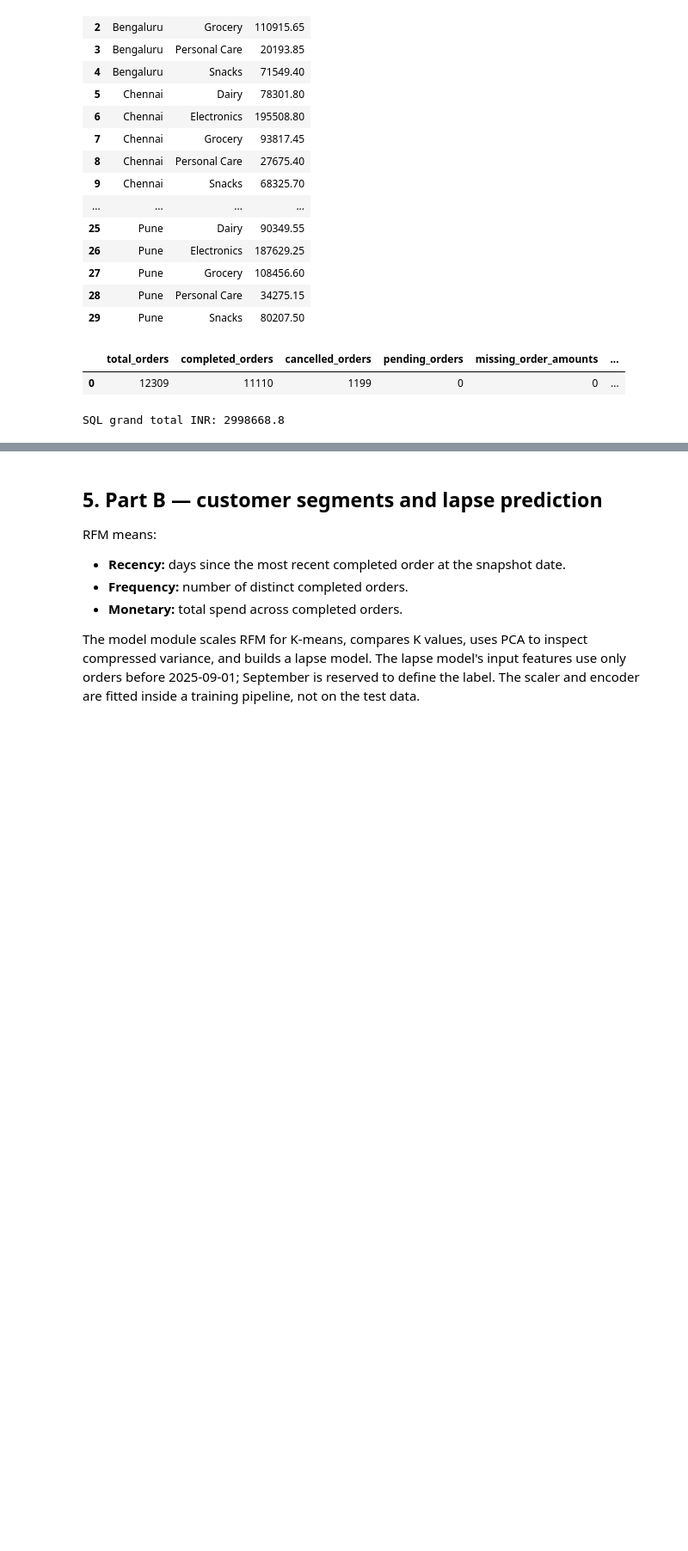
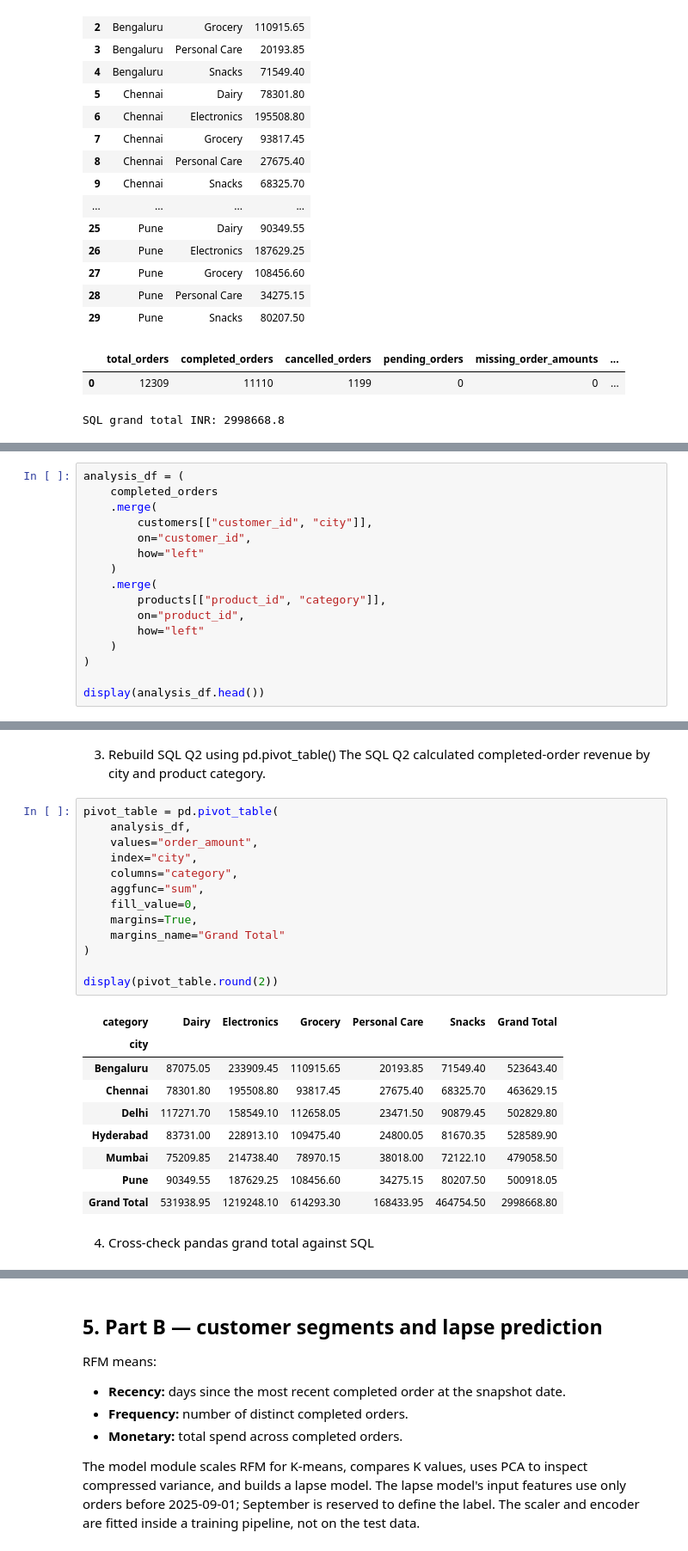
Before and after one commit to karthikdev1216/Swiggy-Insta-Copilot, a Jupyter notebook: notebooks/Customer_Intelligence_Support_Copilot.ipynb, the cells around one changed output, grey strips where cells are left out. Shown at 86% size. Saved outputs shown, nothing was run; the diff lists cells and outputs as text; blank space fills up the shorter version.

```diff
--- a/notebooks/Customer_Intelligence_Support_Copilot.ipynb
+++ b/notebooks/Customer_Intelligence_Support_Copilot.ipynb
@@ -261,0 +518,16 @@ DatabaseError: Execution failed on sql '
+# %%
+analysis_df = (
+    completed_orders
+    .merge(
+        customers[["customer_id", "city"]],
+        on="customer_id",
+        how="left"
+    )
+    .merge(
+        products[["product_id", "category"]],
+        on="product_id",
+        how="left"
+    )
+)
+
+display(analysis_df.head())
@@ -261,0 +541,28 @@ DatabaseError: Execution failed on sql '
+# %% [markdown]
+3. Rebuild SQL Q2 using pd.pivot_table()
+The SQL Q2 calculated completed-order revenue by city and product category.
+# %%
+pivot_table = pd.pivot_table(
+    analysis_df,
+    values="order_amount",
+    index="city",
+    columns="category",
+    aggfunc="sum",
+    fill_value=0,
+    margins=True,
+    margins_name="Grand Total"
+)
+
+display(pivot_table.round(2))
+# %% [output]
+| category | Dairy | Electronics | Grocery | Personal Care | Snacks | Grand Total |
+| city |  |  |  |  |  |  |
+| Bengaluru | 87075.05 | 233909.45 | 110915.65 | 20193.85 | 71549.40 | 523643.40 |
+| Chennai | 78301.80 | 195508.80 | 93817.45 | 27675.40 | 68325.70 | 463629.15 |
+| Delhi | 117271.70 | 158549.10 | 112658.05 | 23471.50 | 90879.45 | 502829.80 |
+| Hyderabad | 83731.00 | 228913.10 | 109475.40 | 24800.05 | 81670.35 | 528589.90 |
+| Mumbai | 75209.85 | 214738.40 | 78970.15 | 38018.00 | 72122.10 | 479058.50 |
+| Pune | 90349.55 | 187629.25 | 108456.60 | 34275.15 | 80207.50 | 500918.05 |
+| Grand Total | 531938.95 | 1219248.10 | 614293.30 | 168433.95 | 464754.50 | 2998668.80 |
+# %% [markdown]
+4. Cross-check pandas grand total against SQL
```
Also changed, not shown: parts of 43 cells of this notebook, 12 other files.
